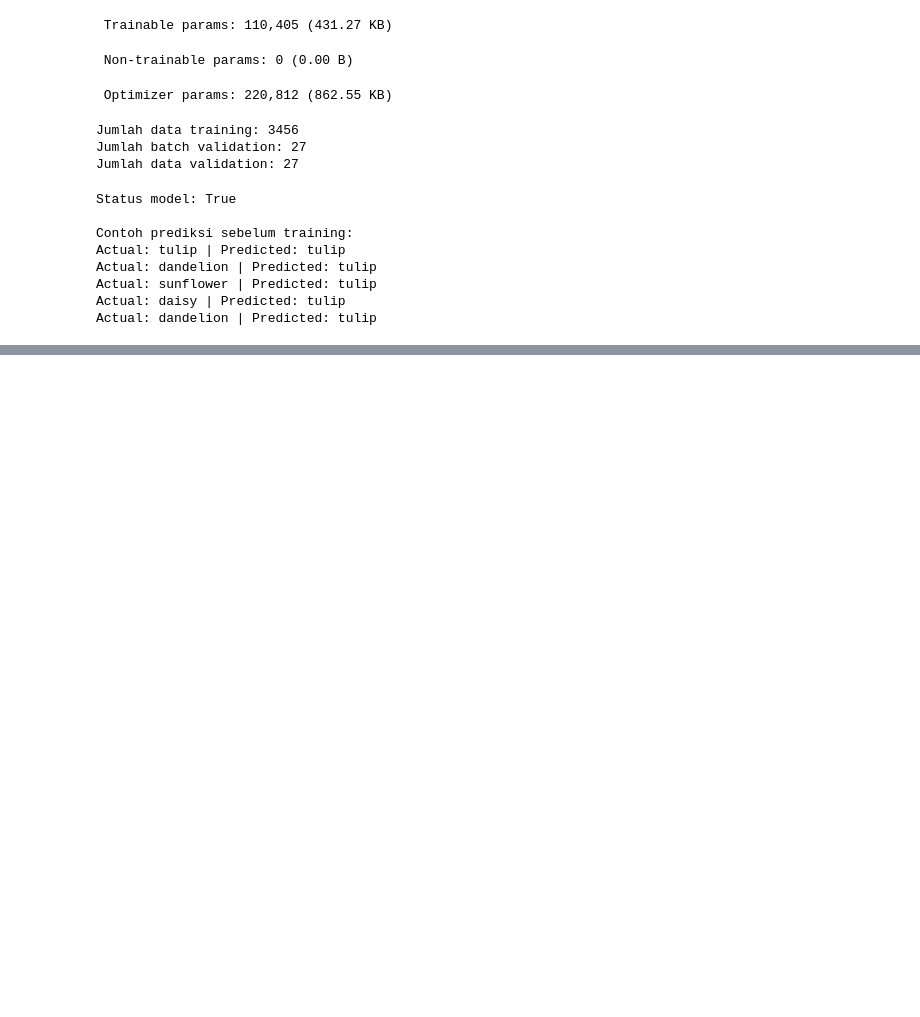
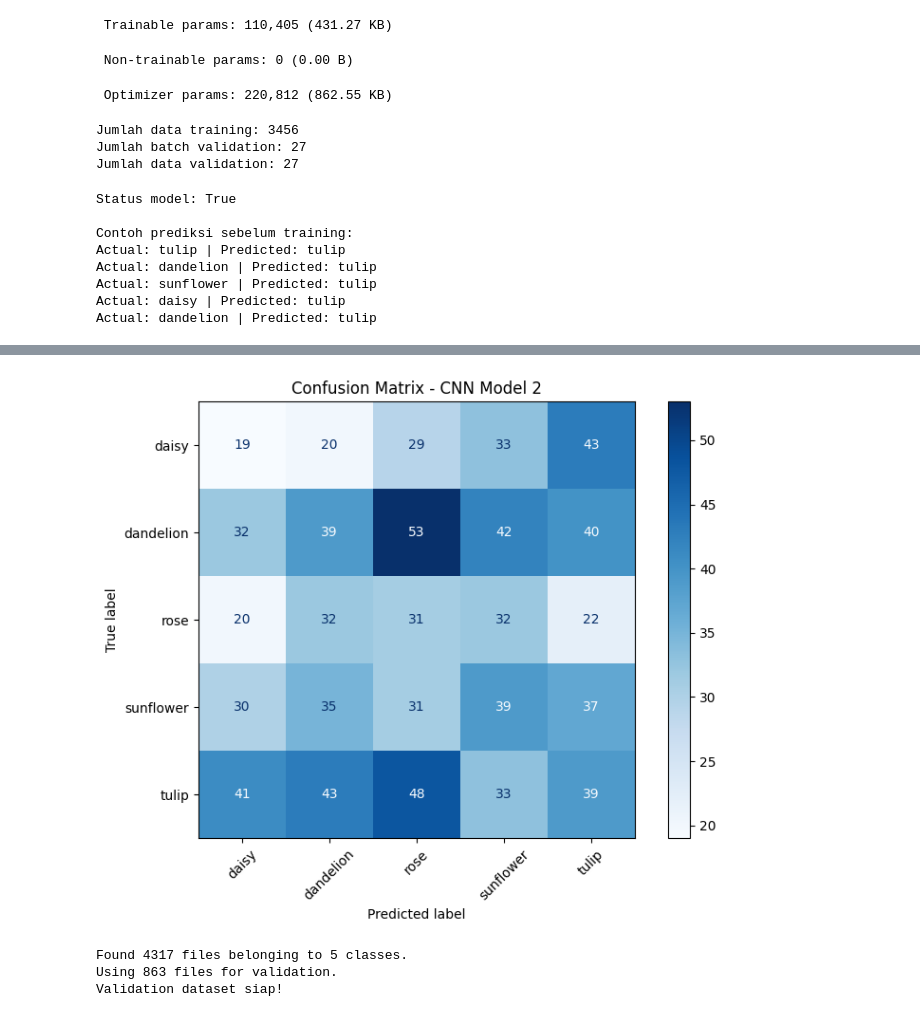
Before and after one commit to Alyaputri11/Flower-Classification-CNN, a Jupyter notebook: CODE.ipynb, the cells around one changed output, grey strips where cells are left out. Cells and saved outputs as stored; diff of their text form; code cells hidden in the pictures; blank space fills up the shorter version.

```diff
--- a/CODE.ipynb
+++ b/CODE.ipynb
@@ -1129,0 +1202,18 @@ Epoch 1/20
+# %%
+import numpy as np
+from sklearn.metrics import classification_report
+
+y_true_2 = np.concatenate([
+    labels.numpy() for images, labels in validation_dataset
+])
+
+y_pred_2 = np.argmax(
+    model_2.predict(validation_dataset),
+    axis=1
+)
+
+print(classification_report(
+    y_true_2,
+    y_pred_2,
+    target_names=class_names
+))
@@ -1129,0 +1233,43 @@ Epoch 1/20
+# %%
+from sklearn.metrics import confusion_matrix, ConfusionMatrixDisplay
+
+cm_2 = confusion_matrix(y_true_2, y_pred_2)
+
+disp = ConfusionMatrixDisplay(
+    confusion_matrix=cm_2,
+    display_labels=class_names
+)
+
+fig, ax = plt.subplots(figsize=(8, 6))
+
+disp.plot(
+    cmap='Blues',
+    ax=ax,
+    xticks_rotation=45
+)
+
+plt.title('Confusion Matrix - CNN Model 2')
+plt.tight_layout()
+plt.show()
+# %% [output]
+[figure, added]
+# %%
+
+# Membuat validation dataset tanpa shuffle
+
+validation_dataset_eval = tf.keras.utils.image_dataset_from_directory(
+    dataset_path,
+    validation_split=0.2,
+    subset='validation',
+    seed=42,
+    image_size=(180, 180),
+    batch_size=32,
+    label_mode='int',
+    shuffle=False
+)
+
+print("Validation dataset siap!")
+# %% [output]
+Found 4317 files belonging to 5 classes.
+Using 863 files for validation.
+Validation dataset siap!
```
Also changed, not shown: parts of 20 cells of this notebook.
